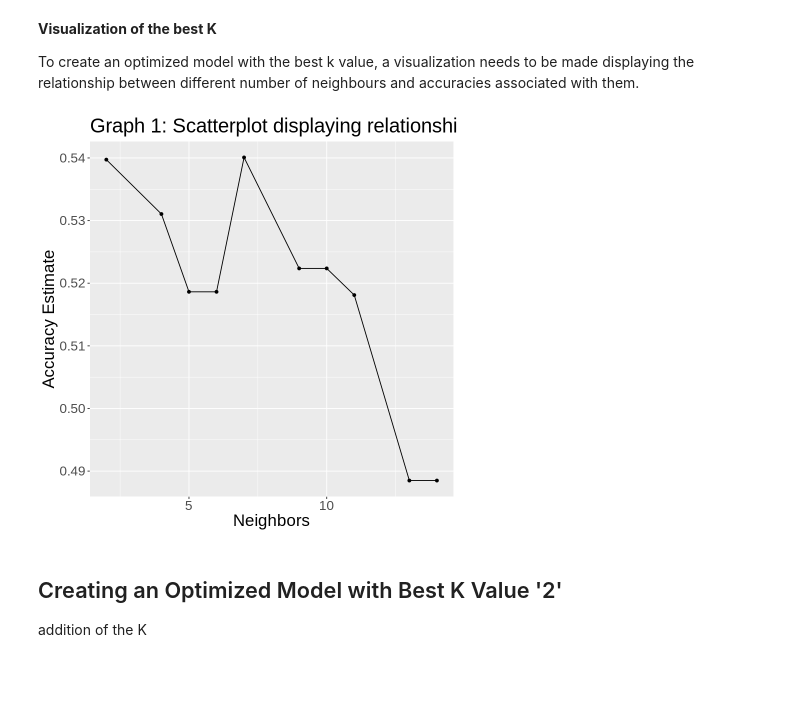
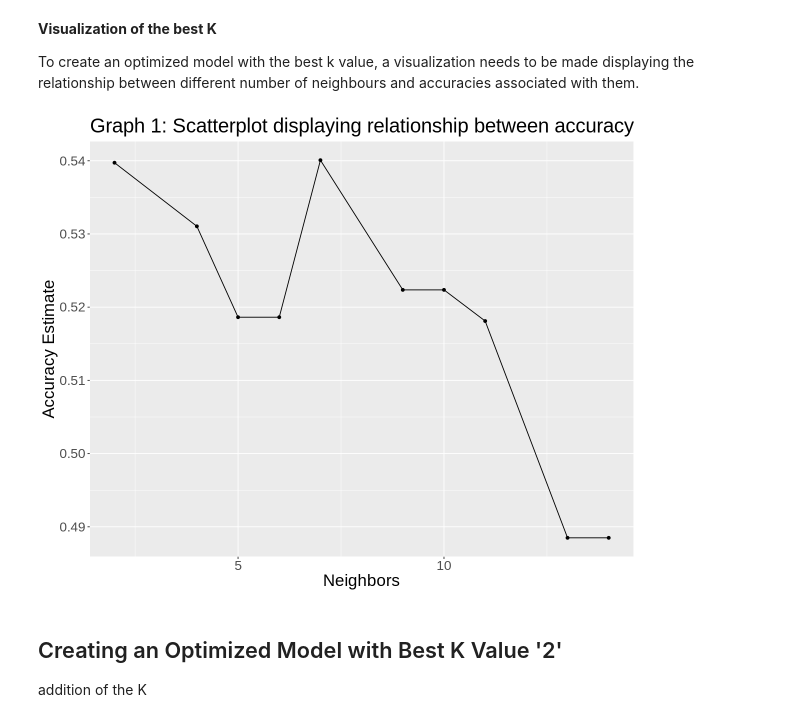
Before and after one commit to rajdhillon27/DSCI-classification-, a Jupyter notebook: Project.ipynb, the cells around one changed output. Drawn from its saved outputs; the diff is of its cells as text; code cells hidden in the pictures; blank space fills up the shorter version.

Commit message:
did prediction and made visualisation

```diff
--- a/Project.ipynb
+++ b/Project.ipynb
@@ -218,19 +201,21 @@ To create an optimized model with the best k value, a visualization needs to be
 # %%
 # filter() function removes the roc_auc from the .mectric variable
 # ggplot() is used to create a visualization of neighbours vs. accuracy
 
 supermarket_accuracies <- supermarket_workflow%>%
     filter(.metric == 'accuracy')
+
+options(repr.plot.width = 10, repr.plot.height = 8)
 
 cross_val_plot <- ggplot(supermarket_accuracies, aes(x = neighbors, y = mean)) +
     geom_point()+
     geom_line()+
     labs(x = 'Neighbors', y = 'Accuracy Estimate') +
     ggtitle("Graph 1: Scatterplot displaying relationship between accuracy and number of neighbours") +
     theme (text = element_text (size = 20))
 cross_val_plot
 # %% [output]
-[figure, old version]
+[figure, new version]
 # %% [markdown]
 ## Creating an Optimized Model with Best K Value '2'
 
```
Also changed, not shown: parts of 3 cells of this notebook.
